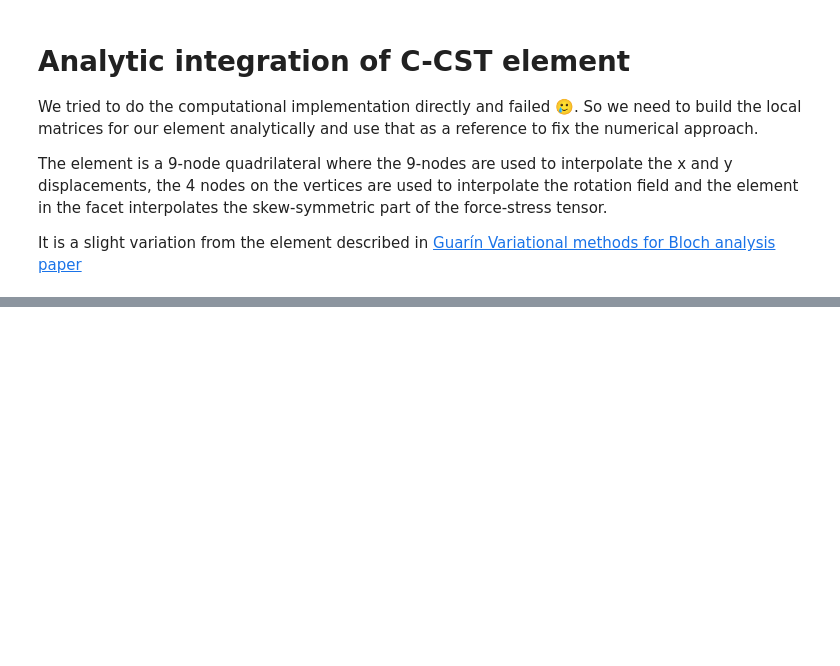
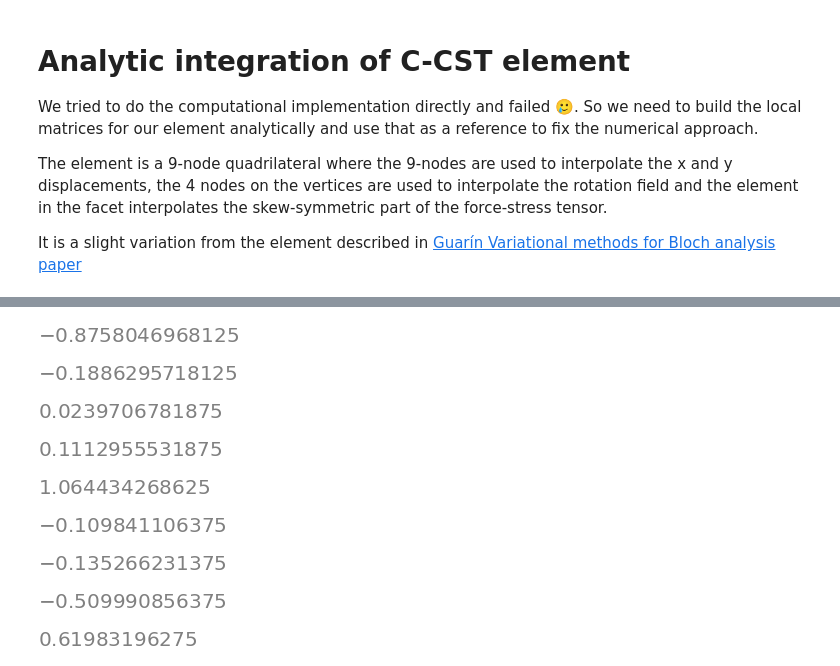
Before and after one commit to jhortizo/time-domain-ccst, a Jupyter notebook: notebooks/01_checking_local_matrices_analytically.ipynb, the cells around one changed output, grey strips where cells are left out. Cells and saved outputs as stored; diff of their text form; code cells hidden in the pictures; blank space fills up the shorter version.

```diff
--- a/notebooks/01_checking_local_matrices_analytically.ipynb
+++ b/notebooks/01_checking_local_matrices_analytically.ipynb
@@ -56,7 +8,0 @@ Interpolation matrix
-# %%
-H = zeros(2, 8)
-for i in range(4):
-    H[0, 2*i] = N[i]
-    H[1, 2*i + 1] = N[i]
-
-display(H)
@@ -75,9 +8,0 @@ Derivatives interpolation matrix
-# %%
-B = zeros(3, 8)
-for i in range(4):
-    B[0, 2*i] = diff(N[i], r)
-    B[1, 2*i + 1] = diff(N[i], s)
-    B[2, 2*i] = diff(N[i], s)
-    B[2, 2*i + 1] = diff(N[i], r)
-
-display(B)
@@ -97,0 +86,13 @@ display(24*K.subs(nu, S(1)/4))
+# %%
+N9 =  Matrix(
+        [S(1)/4*r*s*(r - 1)*(s - 1),
+         S(1)/4*r*s*(r + 1)*(s - 1),
+         S(1)/4*r*s*(r + 1)*(s + 1),
+         S(1)/4*r*s*(r - 1)*(s + 1),
+         S(1)/2*s*(-r**2 + 1)*(s - 1),
+         S(1)/2*r*(r + 1)*(-s**2 + 1),
+         S(1)/2*s*(-r**2 + 1)*(s + 1),
+         S(1)/2*r*(r - 1)*(-s**2 + 1),
+         (-r**2 + 1)*(-s**2 + 1)])
+
+N9.subs(r, -1).subs(s, -1)
@@ -97,0 +101,13 @@ display(24*K.subs(nu, S(1)/4))
+# %%
+for i in range(len(N9)):
+    display(simplify(diff(N9[i], r)).subs(r, -0.7745).subs(s, -0.7745))
+# %% [output]
+[figure, added]
+[figure, added]
+[figure, added]
+[figure, added]
+[figure, added]
+[figure, added]
+[figure, added]
+[figure, added]
+[figure, added]
```
Also changed, not shown: parts of 43 cells of this notebook.
